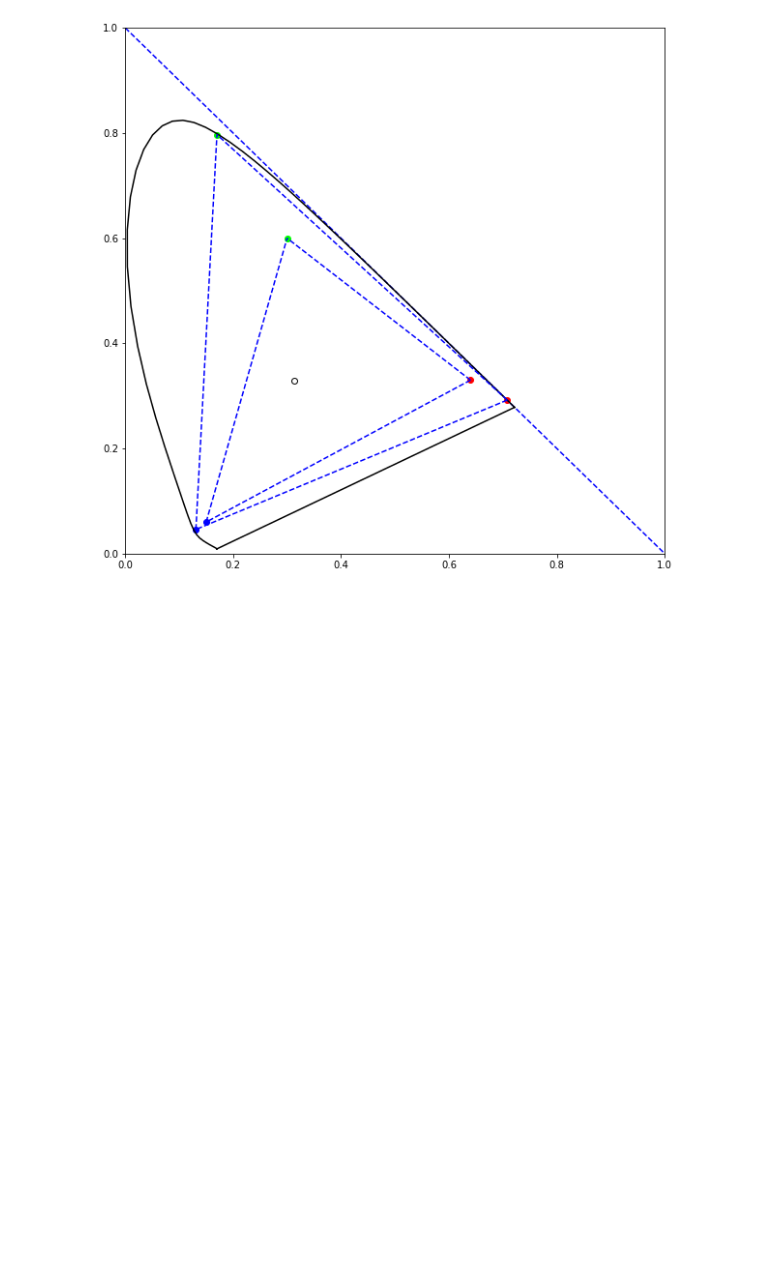
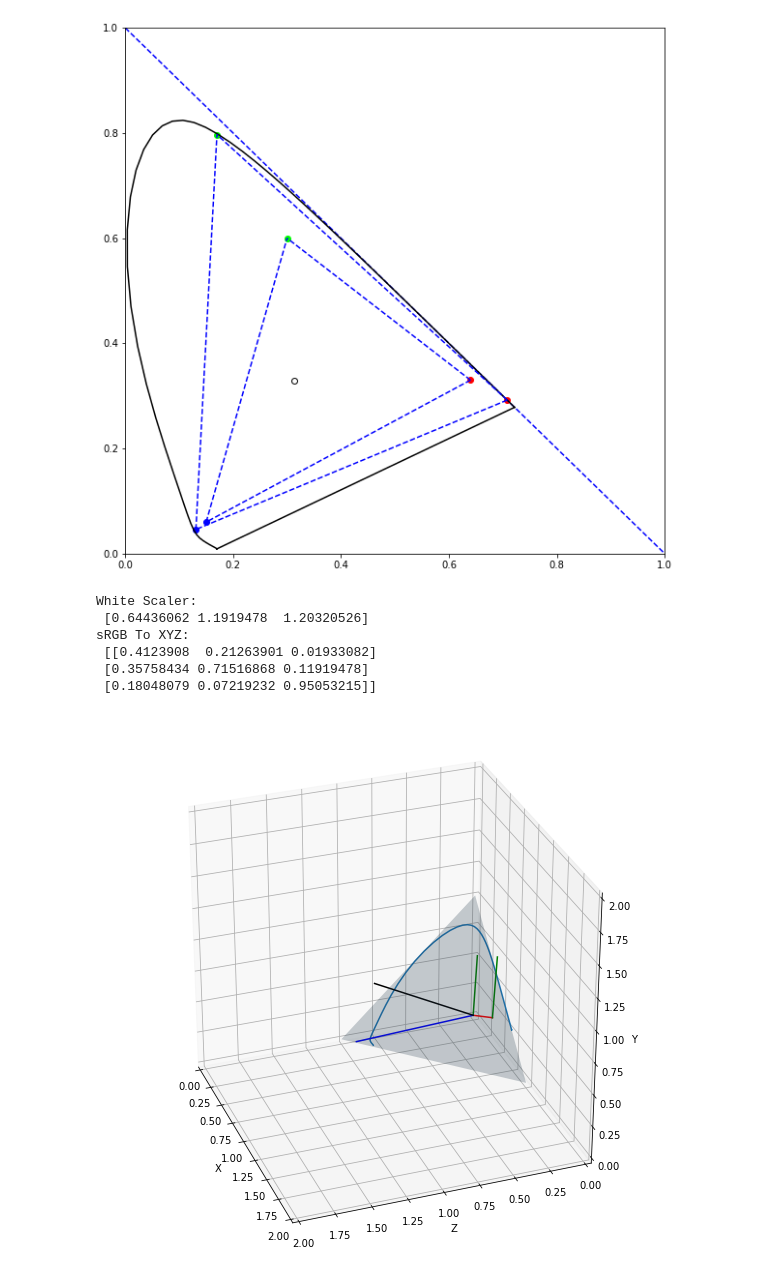
Before and after one commit to WeakKnight/ColorScienceNotes, a Jupyter notebook: ColorScience.ipynb, the cells around one changed output. Cells and saved outputs as stored; diff of their text form; code cells hidden in the pictures; blank space fills up the shorter version.

Commit message:
Add 3D Color Gumut

```diff
--- a/ColorScience.ipynb
+++ b/ColorScience.ipynb
@@ -245,3 +245,80 @@ plt.ylim(0, 1)
 plt.show()
 # %% [output]
 [figure]
+# %%
+import numpy as np
+
+# sRGB Primary
+R_709 = [0.64000,  0.33000]
+G_709 = [0.30000,  0.60000]
+B_709 = [0.15000,  0.06000]
+W_709 = [0.31270,  0.32900]
+
+XYZ_R_709 = np.array([0.64, 0.33, 0.03])
+XYZ_G_709 = np.array([0.3, 0.6, 0.1])
+XYZ_B_709 = np.array([0.15, 0.06, 0.79])
+XYZ_W_709 = np.array([0.3127/ 0.329, 1.0, 0.3583 / 0.329])
+
+# scaler_r * XYZ_R_709 + scaler_g * XYZ_G_709 + scaler_b * XYZ_B_709 = XYZ_W_709 => XYZ_RGB(3x3) * scaler_rgb(3x1) = XYZ_W => scaler_rgb = inverse(XYZ_RGB) * XYZ_W
+XYZ_RGB_709 = np.array([XYZ_R_709, XYZ_G_709, XYZ_B_709])
+scaler_rgb = np.dot(XYZ_W_709, np.linalg.inv(XYZ_RGB_709))
+
+sRGB_2_XYZ = np.array([scaler_rgb[0] * XYZ_R_709, scaler_rgb[1] * XYZ_G_709, scaler_rgb[2] * XYZ_B_709])
+print("White Scaler:\n", scaler_rgb)
+print("sRGB To XYZ:\n", sRGB_2_XYZ)
+# %% [output]
+White Scaler:
+ [0.64436062 1.1919478  1.20320526]
+sRGB To XYZ:
+ [[0.4123908  0.21263901 0.01933082]
+ [0.35758434 0.71516868 0.11919478]
+ [0.18048079 0.07219232 0.95053215]]
+# %%
+%matplotlib inline
+import matplotlib.pyplot as plt
+from matplotlib.patches import Ellipse
+import numpy as np
+from matplotlib.text import OffsetFrom
+from mpl_toolkits.mplot3d import Axes3D
+import Library as lib
+
+fig = plt.figure(figsize=(10, 10))
+ax = fig.add_subplot(111, projection='3d')
+t = lib.spectrum_range(3.0)
+x = list(map(lib.color_match_x, t))
+y = list(map(lib.color_match_y, t))
+z = list(map(lib.color_match_z, t))
+
+proj_x_list = []
+proj_y_list = []
+proj_z_list = []
+for index in range(20, len(x) - 37):
+    sum_val = x[index] + y[index] + z[index]
+    proj_x_list.append(x[index]/sum_val)
+    proj_y_list.append(y[index]/sum_val)
+    proj_z_list.append(z[index]/sum_val)
+
+ax.set_xlabel('X')
+ax.set_ylabel('Z')
+ax.set_zlabel('Y')
+ax.set_xlim(0, 2)
+ax.set_ylim(0, 2)
+ax.set_zlim(0, 2)
+
+ax.invert_yaxis()
+ax.view_init(30, 160)
+
+ax.plot_trisurf([1.0,0.0,0.0], [0.0,1.0,0.0], [0.0, 0.0, 1.0], color=[0.3,0.5,0.65, 0.25])
+ax.plot(proj_x_list, proj_z_list,proj_y_list)
+ax.plot([0.0, 0.4123908], [0.0, 0.01933082], [0.0, 0.21263901], "r-")
+ax.plot([0.4123908, 0.4123908 + 0.35758434], [0.01933082, 0.01933082 + 0.11919478], [0.21263901, 0.21263901 + 0.71516868], "g-")
+
+ax.plot([0.0, 0.35758434], [0.0, 0.11919478], [0.0, 0.71516868], "g-")
+ax.plot([0.0, 0.35758434], [0.0, 0.11919478], [0.0, 0.71516868], "g-")
+
+ax.plot([0.0, 0.18048079], [0.0, 0.95053215], [0.0, 0.07219232], "b-")
+
+ax.plot([0.0, 0.18048079 + 0.35758434 + 0.4123908], [0.0, 0.95053215 + 0.11919478 + 0.01933082], [0.0, 0.07219232 + 0.71516868 + 0.21263901], color=[0.0, 0.0, 0.0])
+plt.show()
+# %% [output]
+[figure, added]
```
